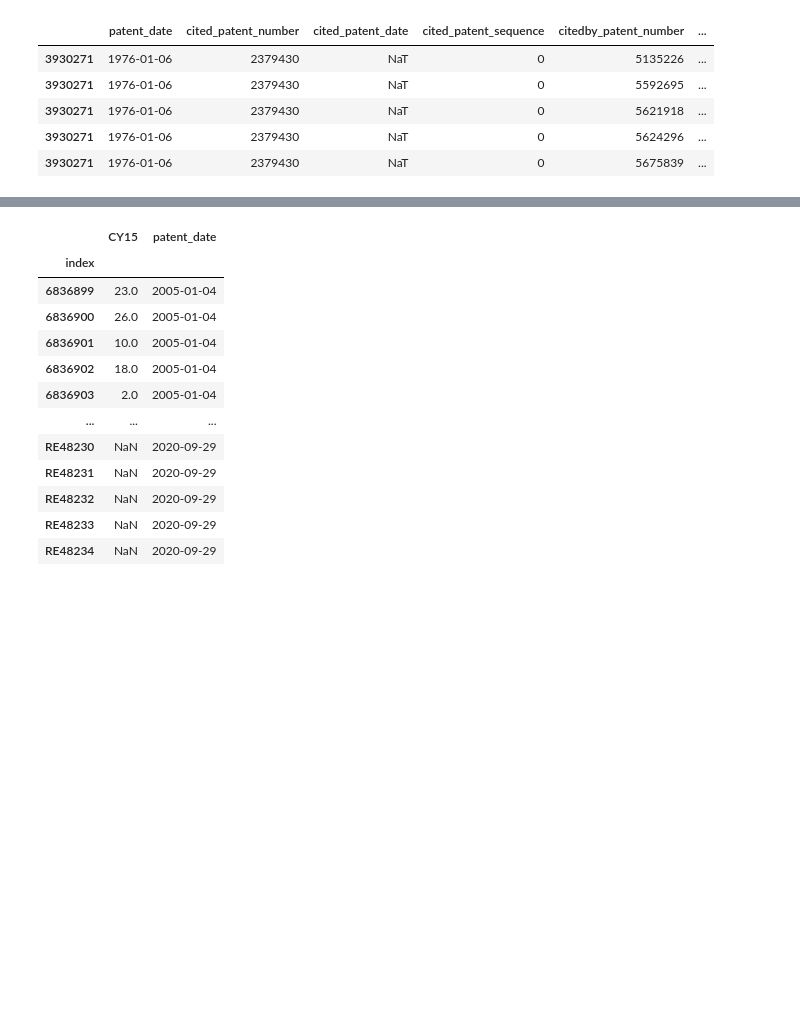
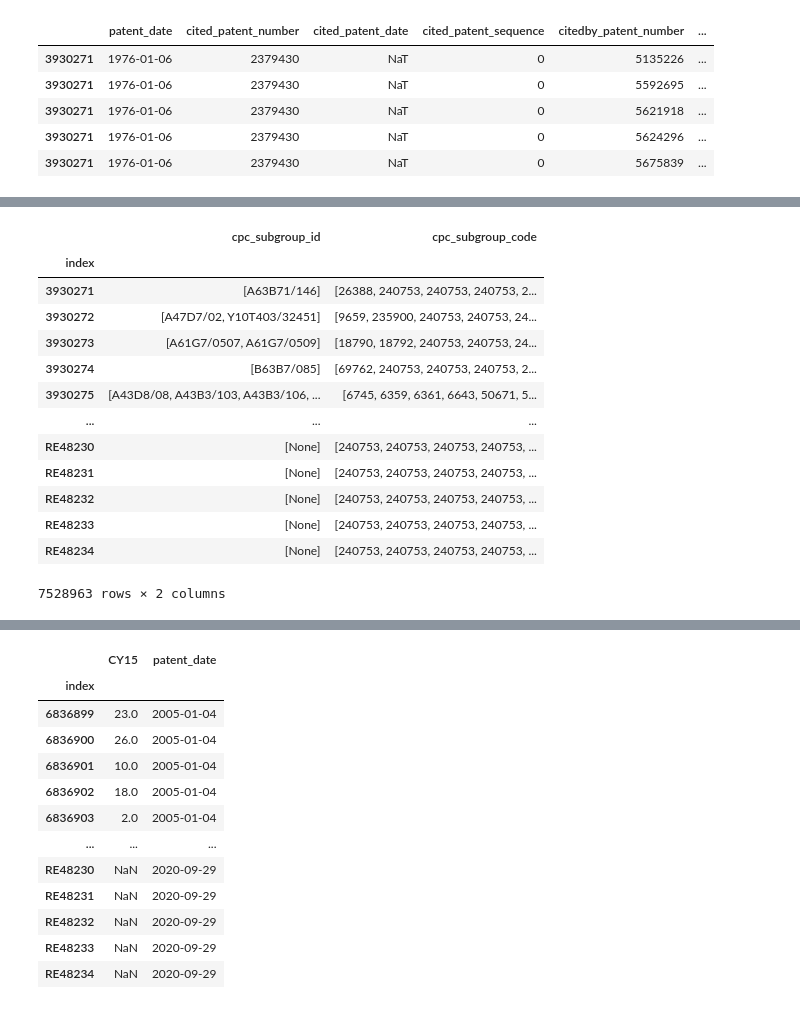
Before and after one commit to boreshkinai/patent-analysis, a Jupyter notebook: PatentsEDA-API.ipynb, the cells around one changed output, grey strips where cells are left out. Drawn from its saved outputs; the diff is of its cells as text; code cells hidden in the pictures; blank space fills up the shorter version.

```diff
--- a/PatentsEDA-API.ipynb
+++ b/PatentsEDA-API.ipynb
@@ -736,0 +817,17 @@ distributed.nanny - WARNING - Restarting worker
+# %%
+cpc_subsection
+# %% [output]
+|  | cpc_subgroup_id | cpc_subgroup_code |
+| index |  |  |
+| 3930271 | [A63B71/146] | [26388, 240753, 240753, 240753, 2... |
+| 3930272 | [A47D7/02, Y10T403/32451] | [9659, 235900, 240753, 240753, 24... |
+| 3930273 | [A61G7/0507, A61G7/0509] | [18790, 18792, 240753, 240753, 24... |
+| 3930274 | [B63B7/085] | [69762, 240753, 240753, 240753, 2... |
+| 3930275 | [A43D8/08, A43B3/103, A43B3/106, ... | [6745, 6359, 6361, 6643, 50671, 5... |
+| ... | ... | ... |
+| RE48230 | [None] | [240753, 240753, 240753, 240753, ... |
+| RE48231 | [None] | [240753, 240753, 240753, 240753, ... |
+| RE48232 | [None] | [240753, 240753, 240753, 240753, ... |
+| RE48233 | [None] | [240753, 240753, 240753, 240753, ... |
+| RE48234 | [None] | [240753, 240753, 240753, 240753, ... |
+7528963 rows × 2 columns
```
Also changed, not shown: parts of 15 cells of this notebook.
